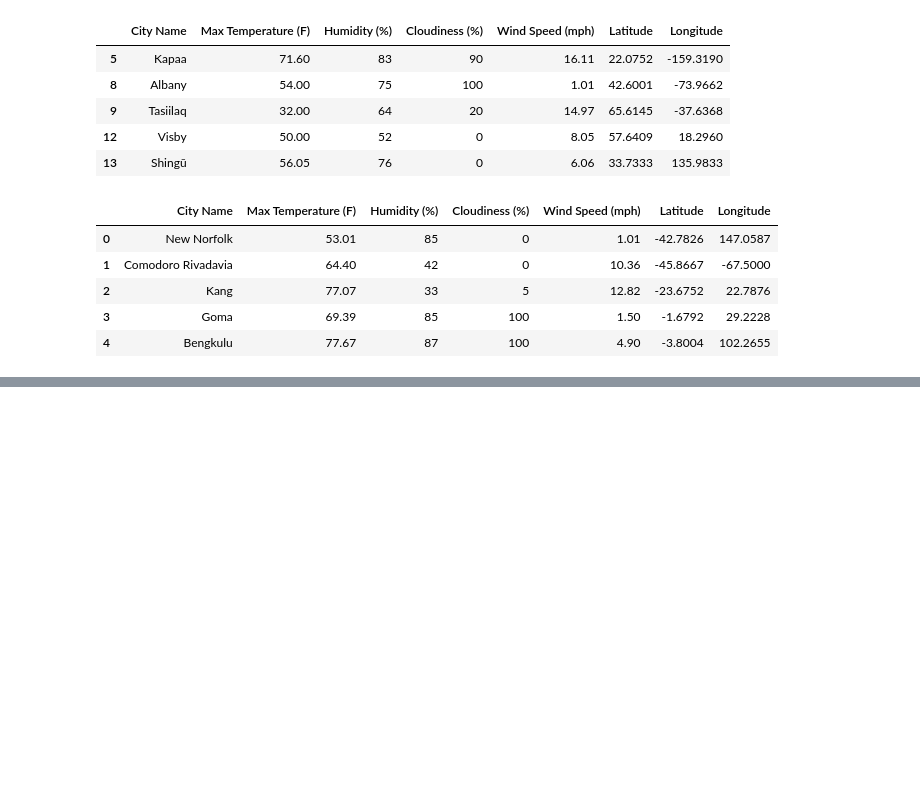
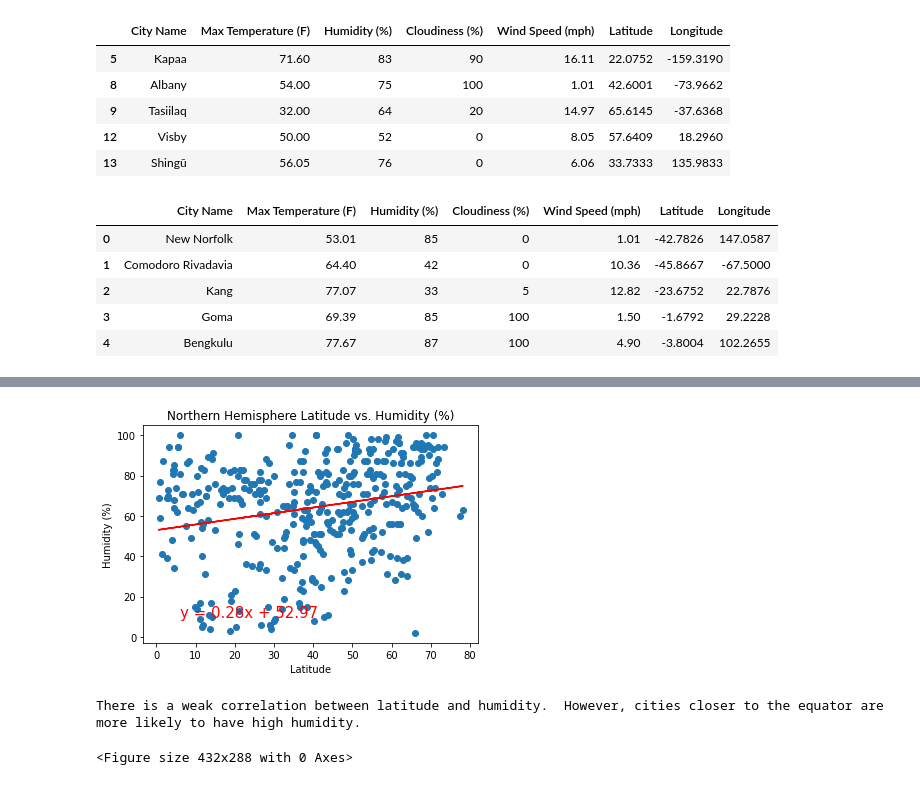
Before and after one commit to Caleman34/Python-API-challenge, a Jupyter notebook: WeatherPy/WeatherPy.ipynb, the cells around one changed output, grey strips where cells are left out. Saved outputs shown, nothing was run; the diff lists cells and outputs as text; code cells hidden in the pictures; blank space fills up the shorter version.

```diff
--- a/WeatherPy/WeatherPy.ipynb
+++ b/WeatherPy/WeatherPy.ipynb
@@ -251,13 +301,23 @@ southern_df.head()
 # %%
-# nh- temp v lat
-x_values = housing_data['RM']
-y_values = housing_data['MEDV']
+# nh- hum v lat
+x_values = northern_df["Latitude"]
+y_values = northern_df["Humidity (%)"]
 (slope, intercept, rvalue, pvalue, stderr) = linregress(x_values, y_values)
 regress_values = x_values * slope + intercept
 line_eq = "y = " + str(round(slope,2)) + "x + " + str(round(intercept,2))
 plt.scatter(x_values,y_values)
 plt.plot(x_values,regress_values,"r-")
 plt.annotate(line_eq,(6,10),fontsize=15,color="red")
-plt.xlabel('Rooms in House')
-plt.ylabel('Median House Prices ($1000)')
+plt.title("Northern Hemisphere Latitude vs. Humidity (%)")
+plt.xlabel("Latitude")
+plt.ylabel("Humidity (%)")
 plt.show()
+
+# save figure
+plt.savefig("Analysis/WeatherAPI/nh_hum_v_lat.png")
+
+print("There is a weak correlation between latitude and humidity.  However, cities closer to the equator are more likely to have high humidity.")
+# %% [output]
+[figure, added]
+There is a weak correlation between latitude and humidity.  However, cities closer to the equator are more likely to have high humidity.
+<Figure size 432x288 with 0 Axes>
```
Also changed, not shown: parts of 4 cells of this notebook, 4 other files.
